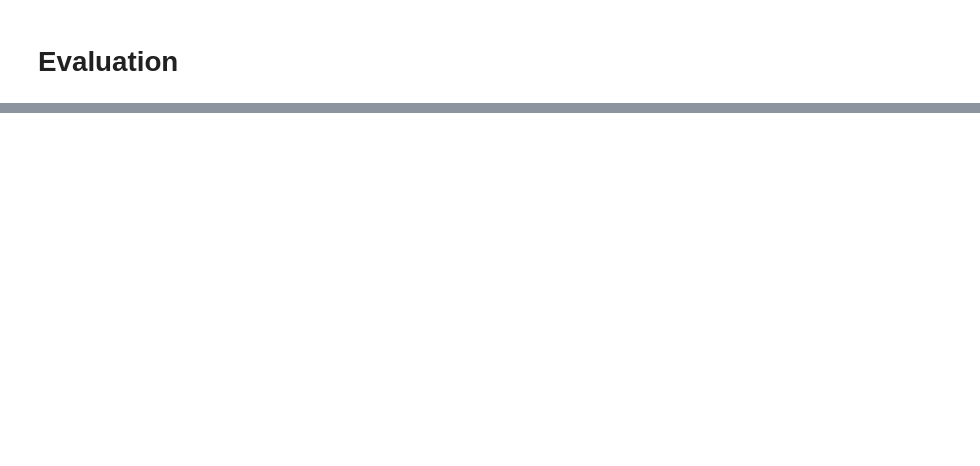
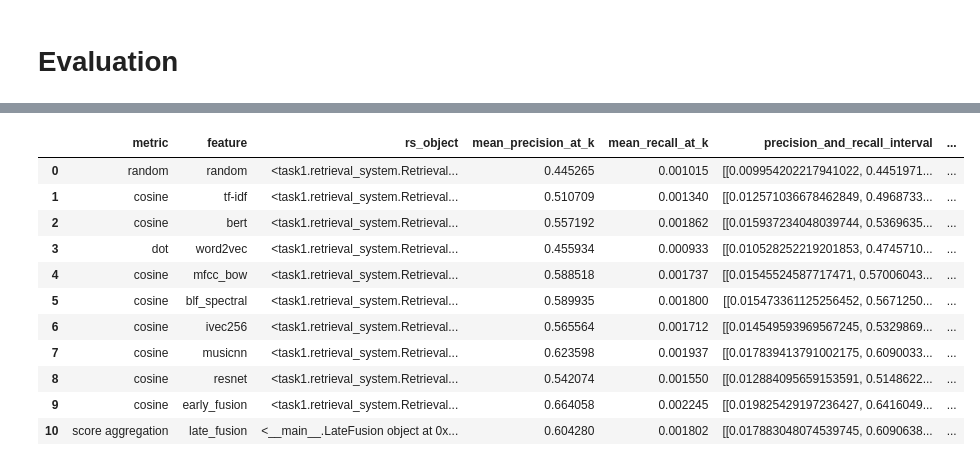
Before and after one commit to KaindlJulian/mmsr, a Jupyter notebook: task3/task_3.ipynb, the cells around one changed output, grey strips where cells are left out. Cells and saved outputs as stored; diff of their text form; code cells hidden in the pictures; blank space fills up the shorter version.

Commit message:
Early fusion rework, late fusion class, fix evaluation

```diff
--- a/task3/task_3.ipynb
+++ b/task3/task_3.ipynb
@@ -218,0 +206,3 @@ rs_cos_early_fusion = RetrievalSystem(
+# %%
+# define new RS
+rs_cos_early_fusion = early_fusion("bert", "musicnn")
@@ -247,0 +325,5 @@ In this section we will perform late fusion of 2 retrieval systems using score a
+# %%
+# Create new instance of late fusion RS
+late_fusion = LateFusion(first_rs=rs_cos_dnn,
+                         second_rs=rs_cos_bert,
+                         df=df)
@@ -248,2 +355,25 @@ In this section we will perform late fusion of 2 retrieval systems using score a
+# %%
+# create pd dataframe consisting of all retrieval systems, with metric and feature
+rs = pd.DataFrame(
+    [
+        ["random", "random", rs_random],
+        ["cosine", "tf-idf", rs_cos_tdidf],
+        ["cosine", "bert", rs_cos_bert],
+        ["dot", "word2vec", rs_dot_w2v],
+        ["cosine", "mfcc_bow", rs_cos_mfcc],
+        ["cosine", "blf_spectral", rs_cos_blf],
+        ["cosine", "ivec256", rs_cos_ivec256],
+        ["cosine", "musicnn", rs_cos_dnn],
+        ["cosine", "resnet", rs_cos_resnet],
+        ["cosine", "early_fusion", rs_cos_early_fusion],
+        ["score aggregation", "late_fusion", late_fusion],
+
+    ],
+    columns=["metric", "feature", "rs_object"],
+)
 # %% [markdown]
 # Evaluation
+# %%
+from pipeline import Pipeline
+
+evaluate = Pipeline(rs, genres)
@@ -249,0 +392,27 @@ In this section we will perform late fusion of 2 retrieval systems using score a
+# %%
+evaluate.load_results_csv("task_3.csv")
+result = evaluate.run(
+    [
+        (Pipeline.mean_precision_at_k, dict(k=10)),
+        (Pipeline.mean_recall_at_k, dict(k=10)),
+        (Pipeline.precision_and_recall_interval, dict(k_min=1, k_max=100, step_size=5)),
+        (Pipeline.mean_ndcg_at_k, dict(k=10)),
+        (Pipeline.genre_coverage_at_k, dict(k=10)),
+         (Pipeline.mean_genre_diversity_at_k, dict(k=10)),
+    ]
+)
+result.to_csv("task_3.csv", index=False)
+result
+# %% [output]
+|  | metric | feature | rs_object | mean_precision_at_k | mean_recall_at_k | precision_and_recall_interval | ... |
+| 0 | random | random | <task1.retrieval_system.Retrieval... | 0.445265 | 0.001015 | [[0.009954202217941022, 0.4451971... | ... |
+| 1 | cosine | tf-idf | <task1.retrieval_system.Retrieval... | 0.510709 | 0.001340 | [[0.012571036678462849, 0.4968733... | ... |
+| 2 | cosine | bert | <task1.retrieval_system.Retrieval... | 0.557192 | 0.001862 | [[0.015937234048039744, 0.5369635... | ... |
+| 3 | dot | word2vec | <task1.retrieval_system.Retrieval... | 0.455934 | 0.000933 | [[0.010528252219201853, 0.4745710... | ... |
+| 4 | cosine | mfcc_bow | <task1.retrieval_system.Retrieval... | 0.588518 | 0.001737 | [[0.01545524587717471, 0.57006043... | ... |
+| 5 | cosine | blf_spectral | <task1.retrieval_system.Retrieval... | 0.589935 | 0.001800 | [[0.015473361125256452, 0.5671250... | ... |
+| 6 | cosine | ivec256 | <task1.retrieval_system.Retrieval... | 0.565564 | 0.001712 | [[0.014549593969567245, 0.5329869... | ... |
+| 7 | cosine | musicnn | <task1.retrieval_system.Retrieval... | 0.623598 | 0.001937 | [[0.017839413791002175, 0.6090033... | ... |
+| 8 | cosine | resnet | <task1.retrieval_system.Retrieval... | 0.542074 | 0.001550 | [[0.012884095659153591, 0.5148622... | ... |
+| 9 | cosine | early_fusion | <task1.retrieval_system.Retrieval... | 0.664058 | 0.002245 | [[0.019825429197236427, 0.6416049... | ... |
+| 10 | score aggregation | late_fusion | <__main__.LateFusion object at 0x... | 0.604280 | 0.001802 | [[0.017883048074539745, 0.6090638... | ... |
```
Also changed, not shown: parts of 15 cells of this notebook.
